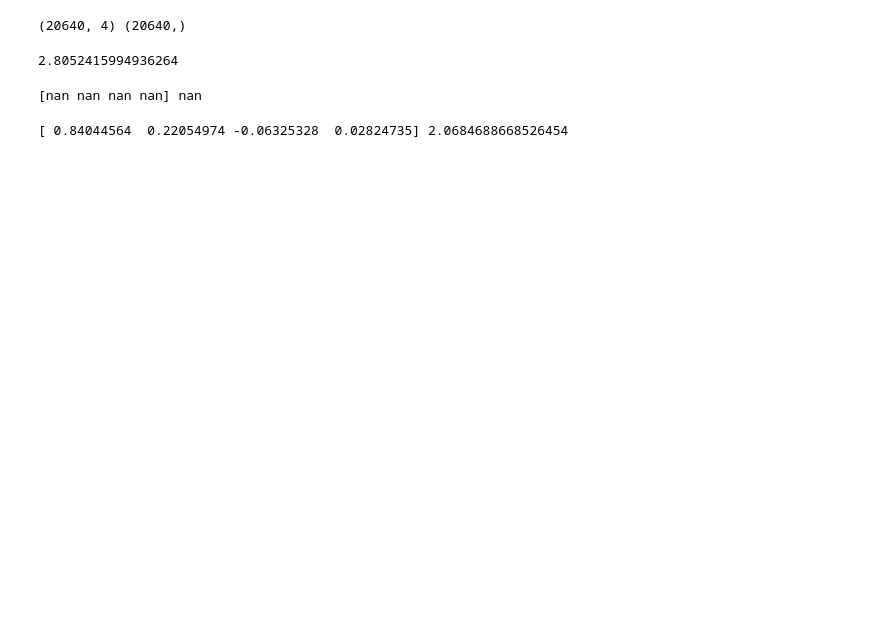
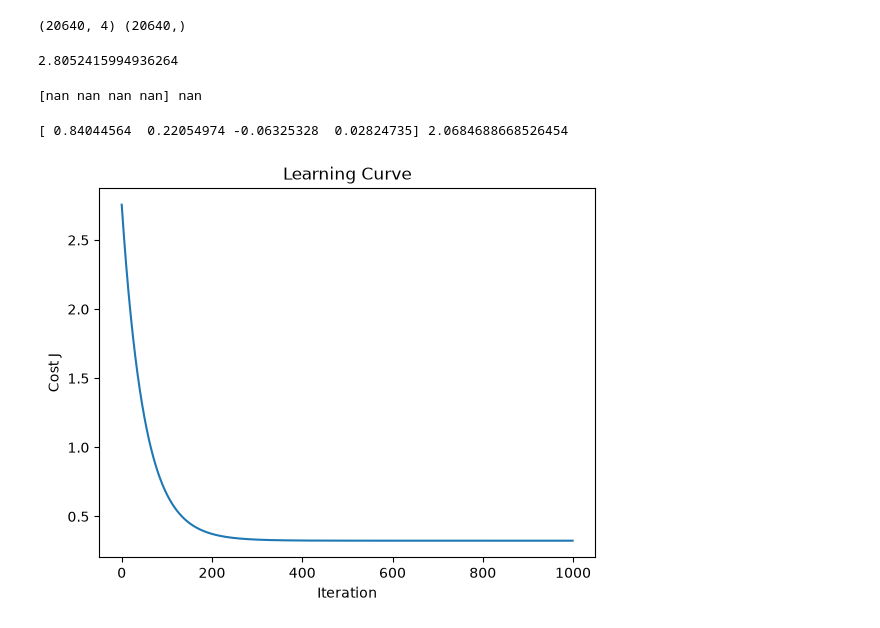
Before and after one commit to ahsansheikh14/house-price-prediction, a Jupyter notebook: linear_regression.ipynb, the cells around one changed output. Saved outputs shown, nothing was run; the diff lists cells and outputs as text; code cells hidden in the pictures; blank space fills up the shorter version.

Commit message:
Add learning curve to confirm gradient descent convergence

```diff
--- a/linear_regression.ipynb
+++ b/linear_regression.ipynb
@@ -146,3 +145,31 @@ w_final, b_final = gradient_descent(X_scaled, y, w_init, b_init, alpha, iteratio
 print(w_final, b_final)
 # %% [output]
 [ 0.84044564  0.22054974 -0.06325328  0.02824735] 2.0684688668526454
+# %%
+def gradient_descent_history(X, y, w, b, alpha, iterations):
+    m = len(y)
+    cost_history = []
+
+    for i in range(iterations):
+        predictions = predict(X, w, b)
+        errors = predictions - y
+
+        dj_dw = (1/m) * np.dot(X.T, errors)
+        dj_db = (1/m) * np.sum(errors)
+
+        w = w - alpha * dj_dw
+        b = b - alpha * dj_db
+
+        cost_history.append(compute_cost(X, y, w, b))
+
+    return w, b, cost_history
+
+w_final, b_final, cost_history = gradient_descent_history(X_scaled, y, w_init, b_init, alpha, iterations)
+
+plt.plot(cost_history)
+plt.xlabel('Iteration')
+plt.ylabel('Cost J')
+plt.title('Learning Curve')
+plt.show()
+# %% [output]
+[figure, added]
```
Also changed, not shown: parts of 1 cell of this notebook.
